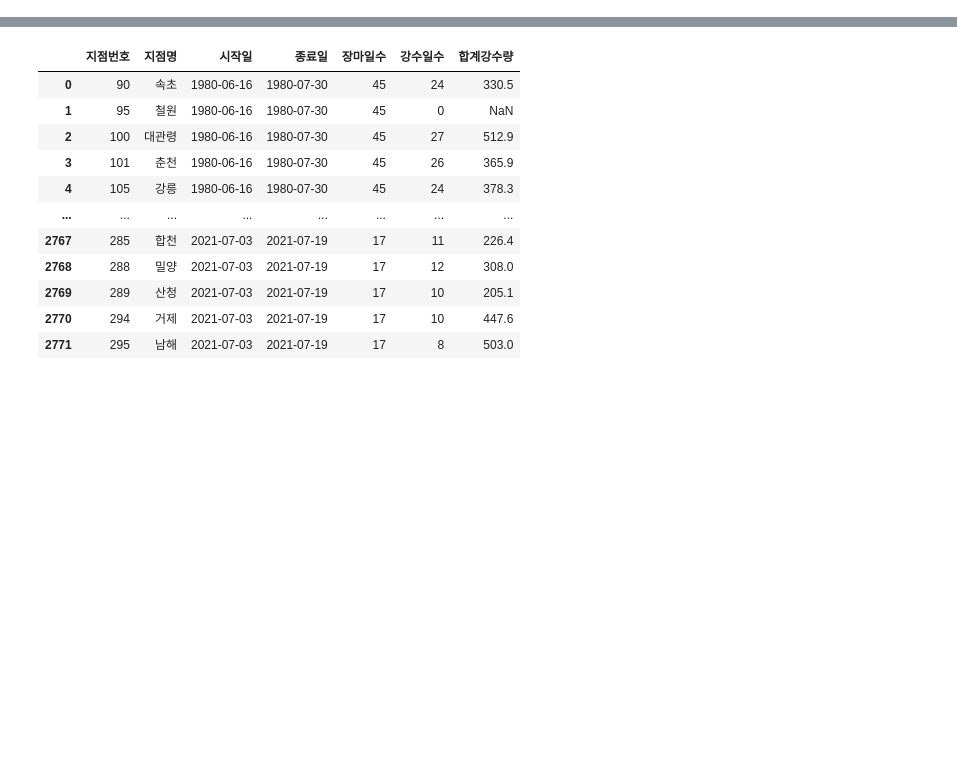
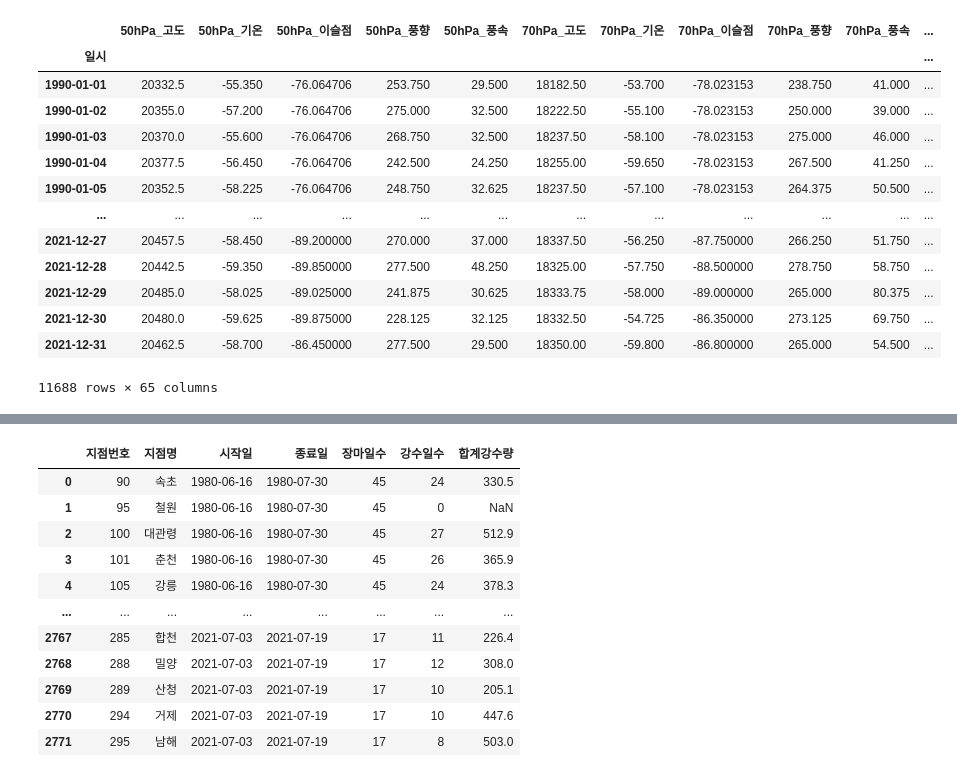
Before and after one commit to doyeon0139/Study, a Jupyter notebook: project/Project_2/장마_코드처리.ipynb, the cells around one changed output, grey strips where cells are left out. Cells and saved outputs as stored; diff of their text form; code cells hidden in the pictures; blank space fills up the shorter version.

```diff
--- a/project/Project_2/장마_코드처리.ipynb
+++ b/project/Project_2/장마_코드처리.ipynb
@@ -46 +222,19 @@ Index(['지점 번호', '관측지점', '시간', '평균 기온', '최저 기
+# %%
+df_k_h = pd.read_csv('./preprocessed_고층기후데이터.csv', index_col=0)
+df_k_h
+# %% [output]
+|  | 50hPa_고도 | 50hPa_기온 | 50hPa_이슬점 | 50hPa_풍향 | 50hPa_풍속 | 70hPa_고도 | 70hPa_기온 | 70hPa_이슬점 | 70hPa_풍향 | 70hPa_풍속 | ... |
+| 일시 |  |  |  |  |  |  |  |  |  |  | ... |
+| 1990-01-01 | 20332.5 | -55.350 | -76.064706 | 253.750 | 29.500 | 18182.50 | -53.700 | -78.023153 | 238.750 | 41.000 | ... |
+| 1990-01-02 | 20355.0 | -57.200 | -76.064706 | 275.000 | 32.500 | 18222.50 | -55.100 | -78.023153 | 250.000 | 39.000 | ... |
+| 1990-01-03 | 20370.0 | -55.600 | -76.064706 | 268.750 | 32.500 | 18237.50 | -58.100 | -78.023153 | 275.000 | 46.000 | ... |
+| 1990-01-04 | 20377.5 | -56.450 | -76.064706 | 242.500 | 24.250 | 18255.00 | -59.650 | -78.023153 | 267.500 | 41.250 | ... |
+| 1990-01-05 | 20352.5 | -58.225 | -76.064706 | 248.750 | 32.625 | 18237.50 | -57.100 | -78.023153 | 264.375 | 50.500 | ... |
+| ... | ... | ... | ... | ... | ... | ... | ... | ... | ... | ... | ... |
+| 2021-12-27 | 20457.5 | -58.450 | -89.200000 | 270.000 | 37.000 | 18337.50 | -56.250 | -87.750000 | 266.250 | 51.750 | ... |
+| 2021-12-28 | 20442.5 | -59.350 | -89.850000 | 277.500 | 48.250 | 18325.00 | -57.750 | -88.500000 | 278.750 | 58.750 | ... |
+| 2021-12-29 | 20485.0 | -58.025 | -89.025000 | 241.875 | 30.625 | 18333.75 | -58.000 | -89.000000 | 265.000 | 80.375 | ... |
+| 2021-12-30 | 20480.0 | -59.625 | -89.875000 | 228.125 | 32.125 | 18332.50 | -54.725 | -86.350000 | 273.125 | 69.750 | ... |
+| 2021-12-31 | 20462.5 | -58.700 | -86.450000 | 277.500 | 29.500 | 18350.00 | -59.800 | -86.800000 | 265.000 | 54.500 | ... |
+11688 rows × 65 columns
 # %%
```
Also changed, not shown: parts of 65 cells of this notebook, 4 other files.
